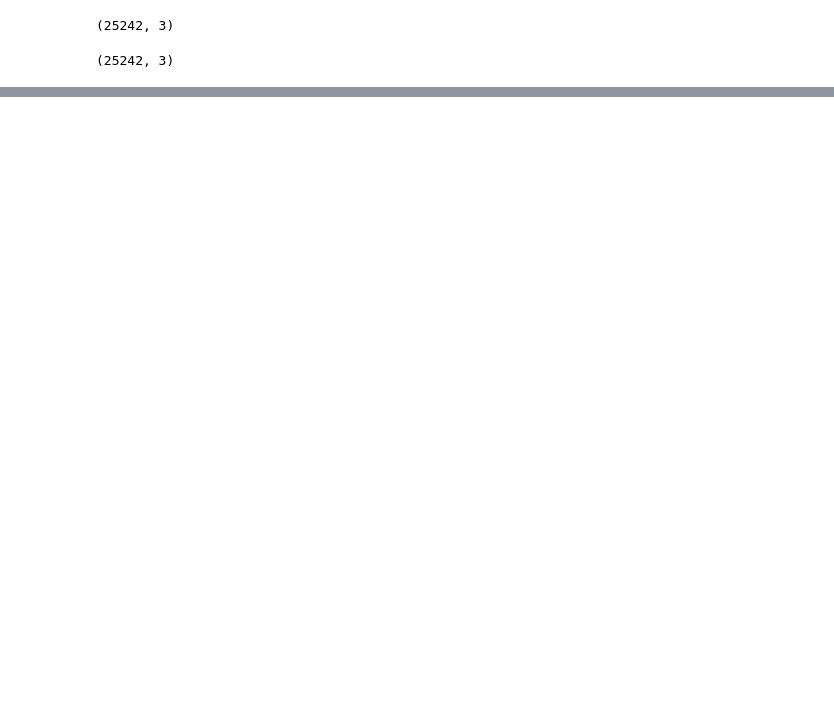
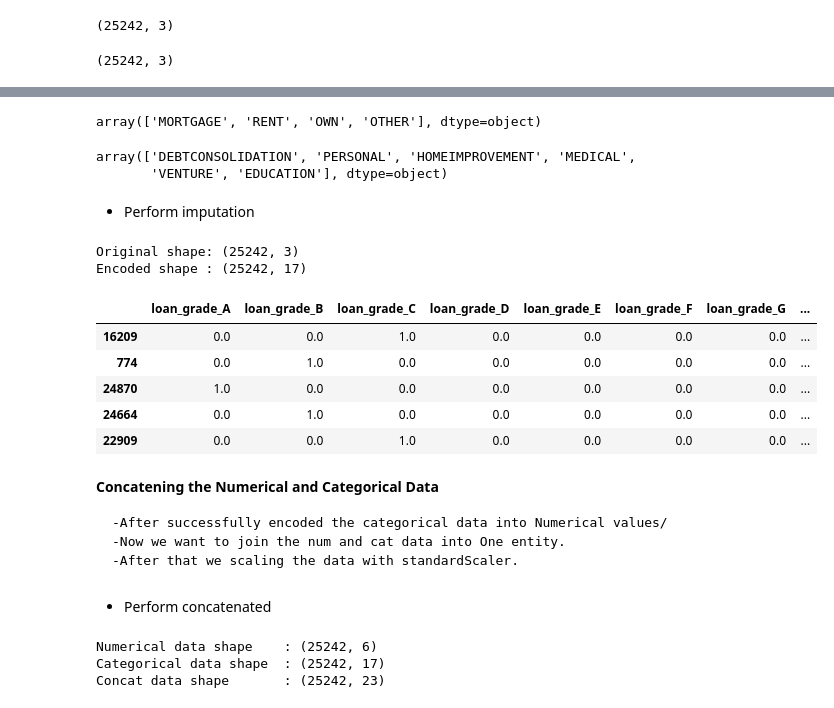
Before and after one commit to Cakurniawan/pacmann-intro-ml, a Jupyter notebook: mentoring-3/Mentoring_03_Candra_kurniawan.ipynb, the cells around one changed output, grey strips where cells are left out. Cells and saved outputs as stored; diff of their text form; code cells hidden in the pictures; blank space fills up the shorter version.

```diff
--- a/mentoring-3/Mentoring_03_Candra_kurniawan.ipynb
+++ b/mentoring-3/Mentoring_03_Candra_kurniawan.ipynb
@@ -934,0 +1001,40 @@ X_train_cat_imputed.shape
+# %%
+X_train_cat_imputed['person_home_ownership'].unique()
+# %% [output]
+array(['MORTGAGE', 'RENT', 'OWN', 'OTHER'], dtype=object)
+# %%
+X_train_cat_imputed['loan_intent'].unique()
+# %% [output]
+array(['DEBTCONSOLIDATION', 'PERSONAL', 'HOMEIMPROVEMENT', 'MEDICAL',
+       'VENTURE', 'EDUCATION'], dtype=object)
+# %% [markdown]
+- Perform imputation
+# %%
+# Perform categorical imputation
+cat_encoder = cat_encoder_fit(data = X_train_cat_imputed)
+
+# Transform
+X_train_cat_encoded = cat_encoder_transform(encoder = cat_encoder,
+                                            data = X_train_cat_imputed)
+# %%
+# Validate the data
+print('Original shape:', X_train_cat_imputed.shape)
+print('Encoded shape :', X_train_cat_encoded.shape)
+# %% [output]
+Original shape: (25242, 3)
+Encoded shape : (25242, 17)
+# %%
+X_train_cat_encoded.head()
+# %% [output]
+|  | loan_grade_A | loan_grade_B | loan_grade_C | loan_grade_D | loan_grade_E | loan_grade_F | loan_grade_G | ... |
+| 16209 | 0.0 | 0.0 | 1.0 | 0.0 | 0.0 | 0.0 | 0.0 | ... |
+| 774 | 0.0 | 1.0 | 0.0 | 0.0 | 0.0 | 0.0 | 0.0 | ... |
+| 24870 | 1.0 | 0.0 | 0.0 | 0.0 | 0.0 | 0.0 | 0.0 | ... |
+| 24664 | 0.0 | 1.0 | 0.0 | 0.0 | 0.0 | 0.0 | 0.0 | ... |
+| 22909 | 0.0 | 0.0 | 1.0 | 0.0 | 0.0 | 0.0 | 0.0 | ... |
+# %% [markdown]
+**Concatening the Numerical and Categorical Data**
+
+    -After successfully encoded the categorical data into Numerical values/
+    -Now we want to join the num and cat data into One entity.
+    -After that we scaling the data with standardScaler.
@@ -934,0 +1065,13 @@ X_train_cat_imputed.shape
+# %% [markdown]
+- Perform concatenated
+# %%
+# Concat the data
+X_train_concat = concat_data(num_data = X_train_num_imputed, cat_data = X_train_cat_encoded)
+
+print(f"Numerical data shape    : {X_train_num_imputed.shape}")
+print(f"Categorical data shape  : {X_train_cat_encoded.shape}")
+print(f"Concat data shape       : {X_train_concat.shape}")
+# %% [output]
+Numerical data shape    : (25242, 6)
+Categorical data shape  : (25242, 17)
+Concat data shape       : (25242, 23)
```
Also changed, not shown: parts of 19 cells of this notebook, 1 other file.
